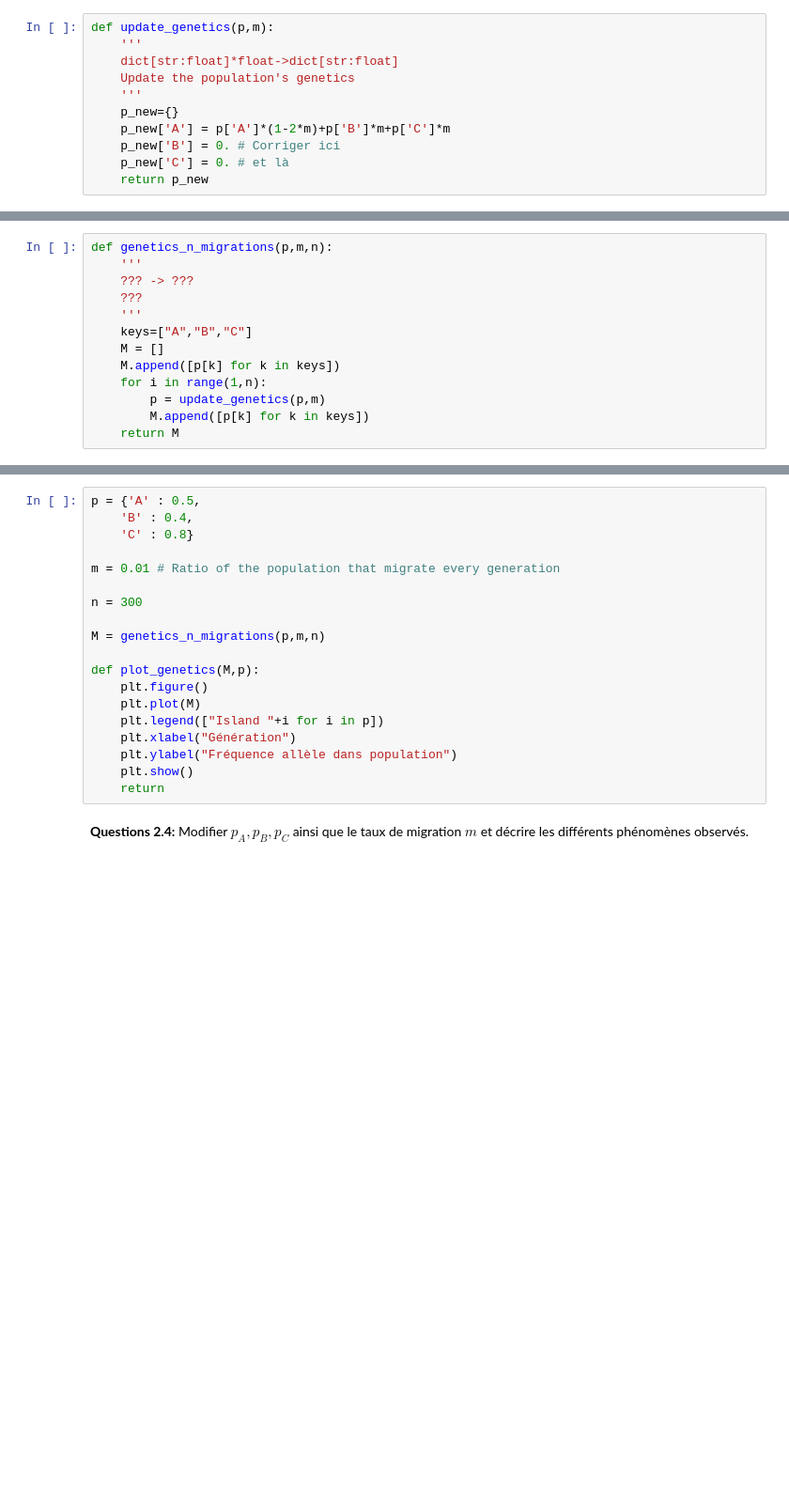
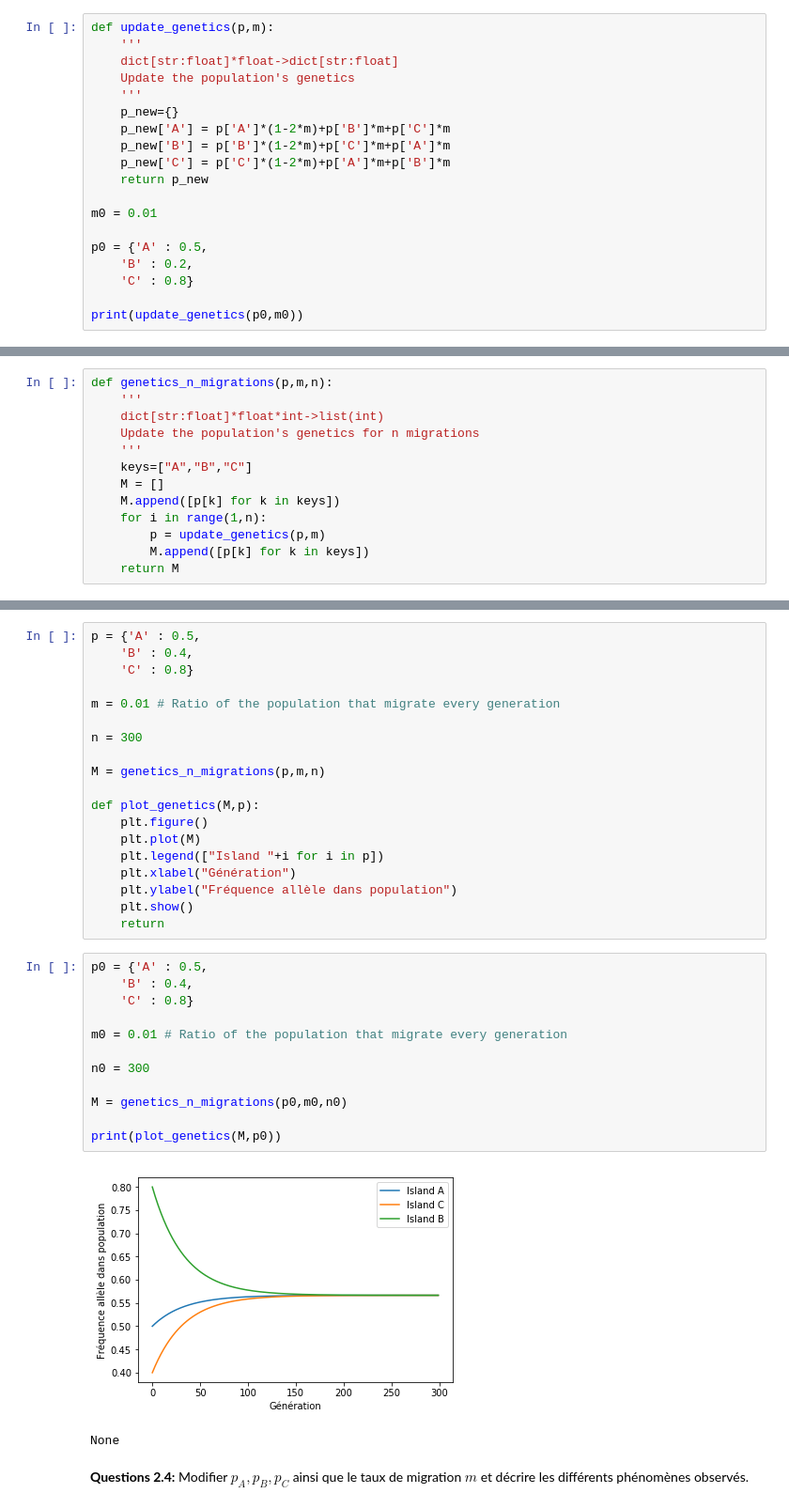
Before and after one commit to dannpr/ARE-dynamic-2019, a Jupyter notebook: Sujet_Dynamique_Population_Etud.ipynb, the cells around one changed output, grey strips where cells are left out. Shown: that part at 94% size. Saved outputs shown, nothing was run; the diff lists cells and outputs as text; blank space fills up the shorter version.

```diff
--- a/Sujet_Dynamique_Population_Etud.ipynb
+++ b/Sujet_Dynamique_Population_Etud.ipynb
@@ -202,6 +204,14 @@ def update_genetics(p,m):
     '''
     p_new={}
     p_new['A'] = p['A']*(1-2*m)+p['B']*m+p['C']*m
-    p_new['B'] = 0. # Corriger ici
-    p_new['C'] = 0. # et là
+    p_new['B'] = p['B']*(1-2*m)+p['C']*m+p['A']*m
+    p_new['C'] = p['C']*(1-2*m)+p['A']*m+p['B']*m
     return p_new
+
+m0 = 0.01
+
+p0 = {'A' : 0.5,
+    'B' : 0.2,
+    'C' : 0.8}
+
+print(update_genetics(p0,m0))
@@ -210,8 +222,8 @@ def update_genetics(p,m):
 # %%
 def genetics_n_migrations(p,m,n):
     '''
-    ??? -> ???
-    ???
+    dict[str:float]*float*int->list(int)
+    Update the population's genetics for n migrations
     '''
     keys=["A","B","C"]
     M = []
@@ -241,5 +263,20 @@ def plot_genetics(M,p):
     plt.ylabel("Fréquence allèle dans population")
     plt.show()
     return
+# %%
+p0 = {'A' : 0.5,
+    'B' : 0.4,
+    'C' : 0.8}
+
+m0 = 0.01 # Ratio of the population that migrate every generation
+
+n0 = 300
+
+M = genetics_n_migrations(p0,m0,n0)
+
+print(plot_genetics(M,p0))
+# %% [output]
+[figure, added]
+None
 # %% [markdown]
 **Questions 2.4:** Modifier $p_A,p_B,p_C$ ainsi que le taux de migration $m$ et décrire les différents phénomènes observés.
```
Also changed, not shown: parts of 20 cells of this notebook.
